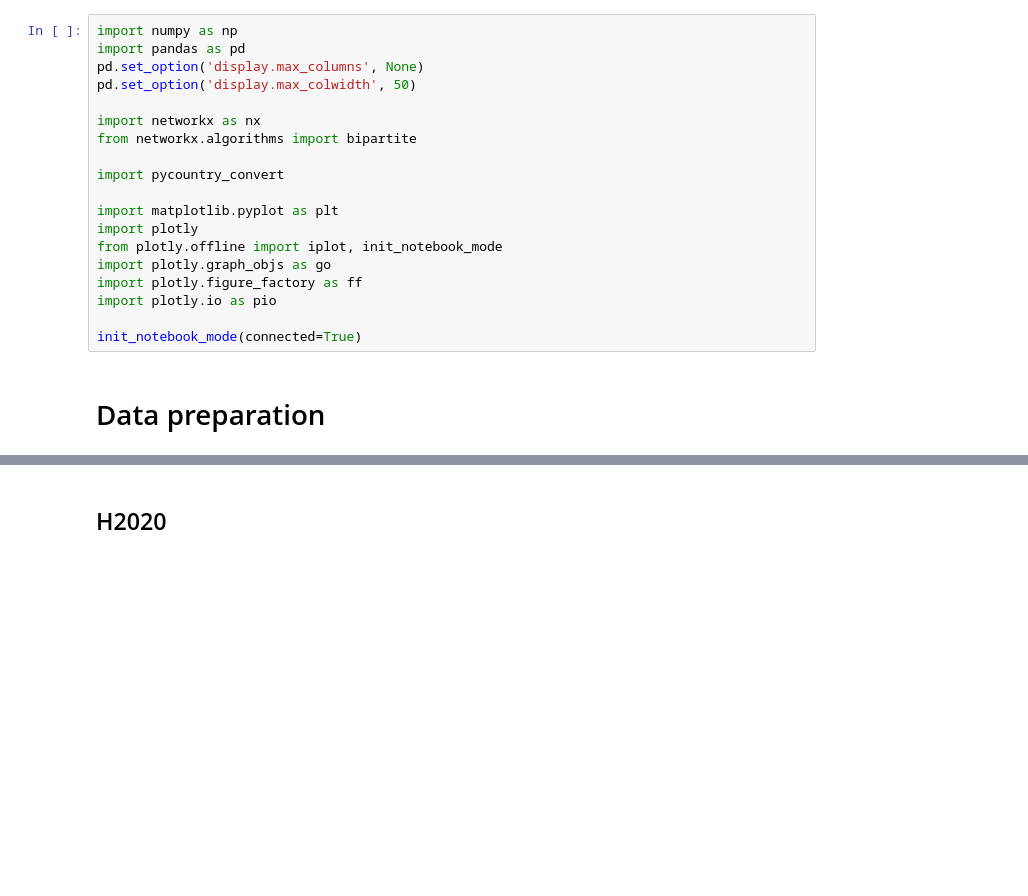
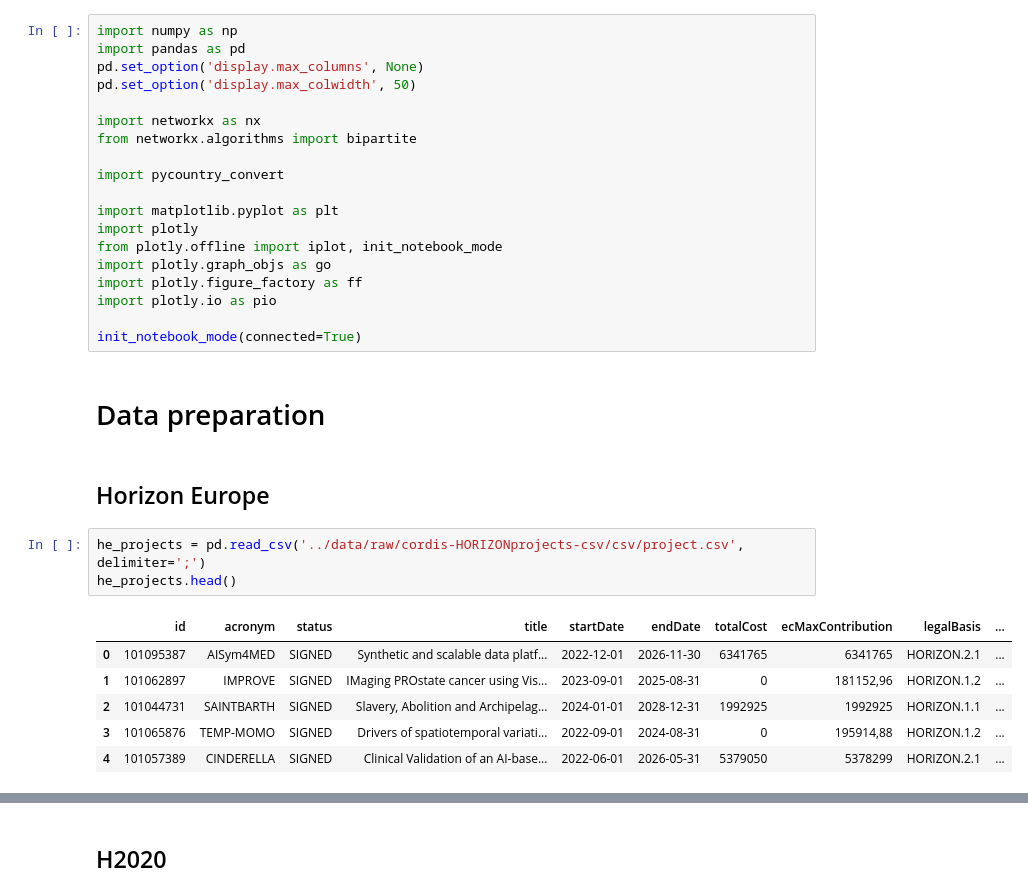
Before and after one commit to andremann/proj-net, a Jupyter notebook: notebooks/02-Network-analysis.ipynb, the cells around one changed output, grey strips where cells are left out. Saved outputs shown, nothing was run; the diff lists cells and outputs as text; blank space fills up the shorter version.

```diff
--- a/notebooks/02-Network-analysis.ipynb
+++ b/notebooks/02-Network-analysis.ipynb
@@ -19,3 +19,15 @@ import plotly.io as pio
 init_notebook_mode(connected=True)
 # %% [markdown]
 # Data preparation
+# %% [markdown]
+## Horizon Europe
+# %%
+he_projects = pd.read_csv('../data/raw/cordis-HORIZONprojects-csv/csv/project.csv', delimiter=';')
+he_projects.head()
+# %% [output]
+|  | id | acronym | status | title | startDate | endDate | totalCost | ecMaxContribution | legalBasis | ... |
+| 0 | 101095387 | AISym4MED | SIGNED | Synthetic and scalable data platf... | 2022-12-01 | 2026-11-30 | 6341765 | 6341765 | HORIZON.2.1 | ... |
+| 1 | 101062897 | IMPROVE | SIGNED | IMaging PROstate cancer using Vis... | 2023-09-01 | 2025-08-31 | 0 | 181152,96 | HORIZON.1.2 | ... |
+| 2 | 101044731 | SAINTBARTH | SIGNED | Slavery, Abolition and Archipelag... | 2024-01-01 | 2028-12-31 | 1992925 | 1992925 | HORIZON.1.1 | ... |
+| 3 | 101065876 | TEMP-MOMO | SIGNED | Drivers of spatiotemporal variati... | 2022-09-01 | 2024-08-31 | 0 | 195914,88 | HORIZON.1.2 | ... |
+| 4 | 101057389 | CINDERELLA | SIGNED | Clinical Validation of an AI-base... | 2022-06-01 | 2026-05-31 | 5379050 | 5378299 | HORIZON.2.1 | ... |
```
Also changed, not shown: parts of 44 cells of this notebook.
